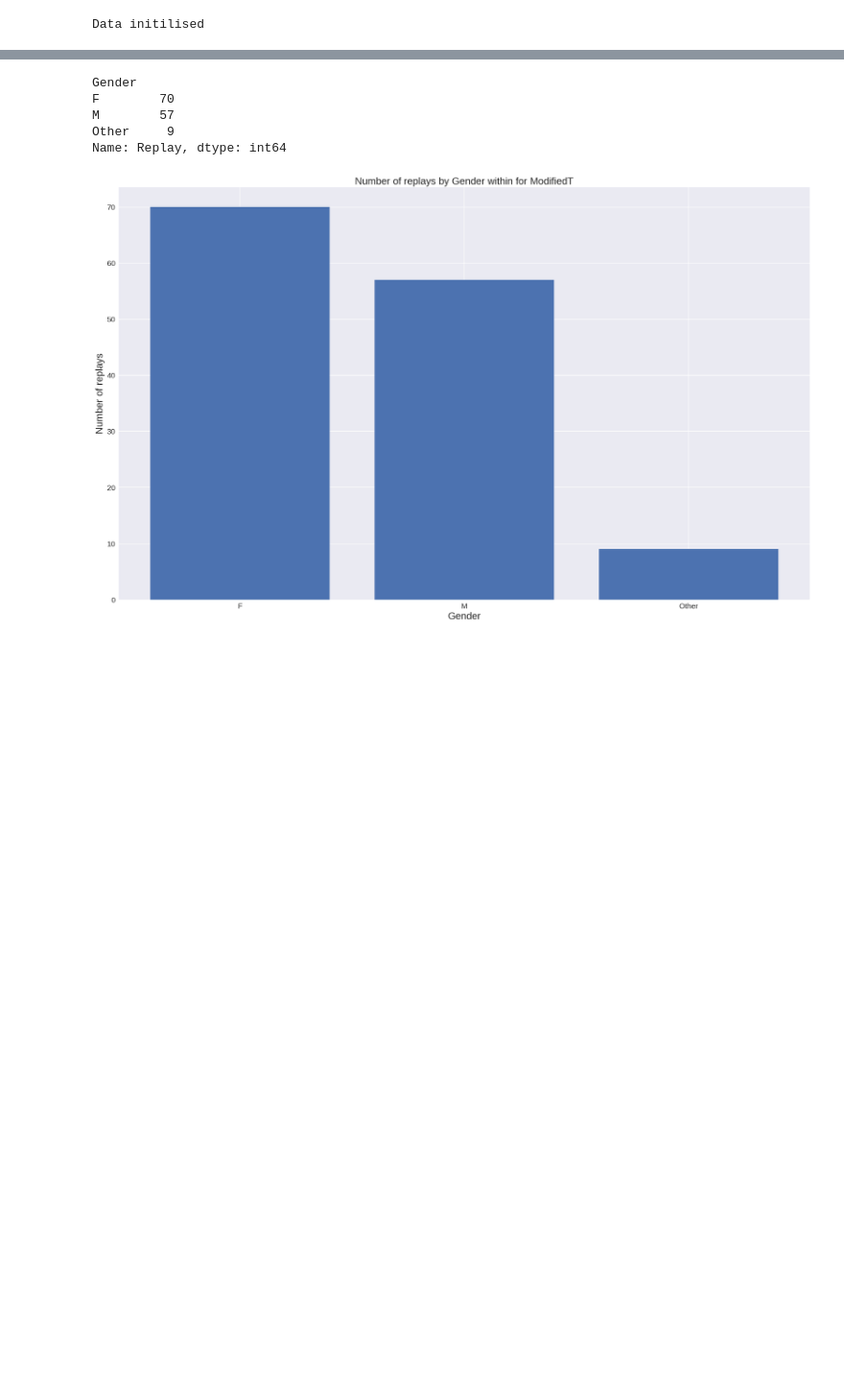
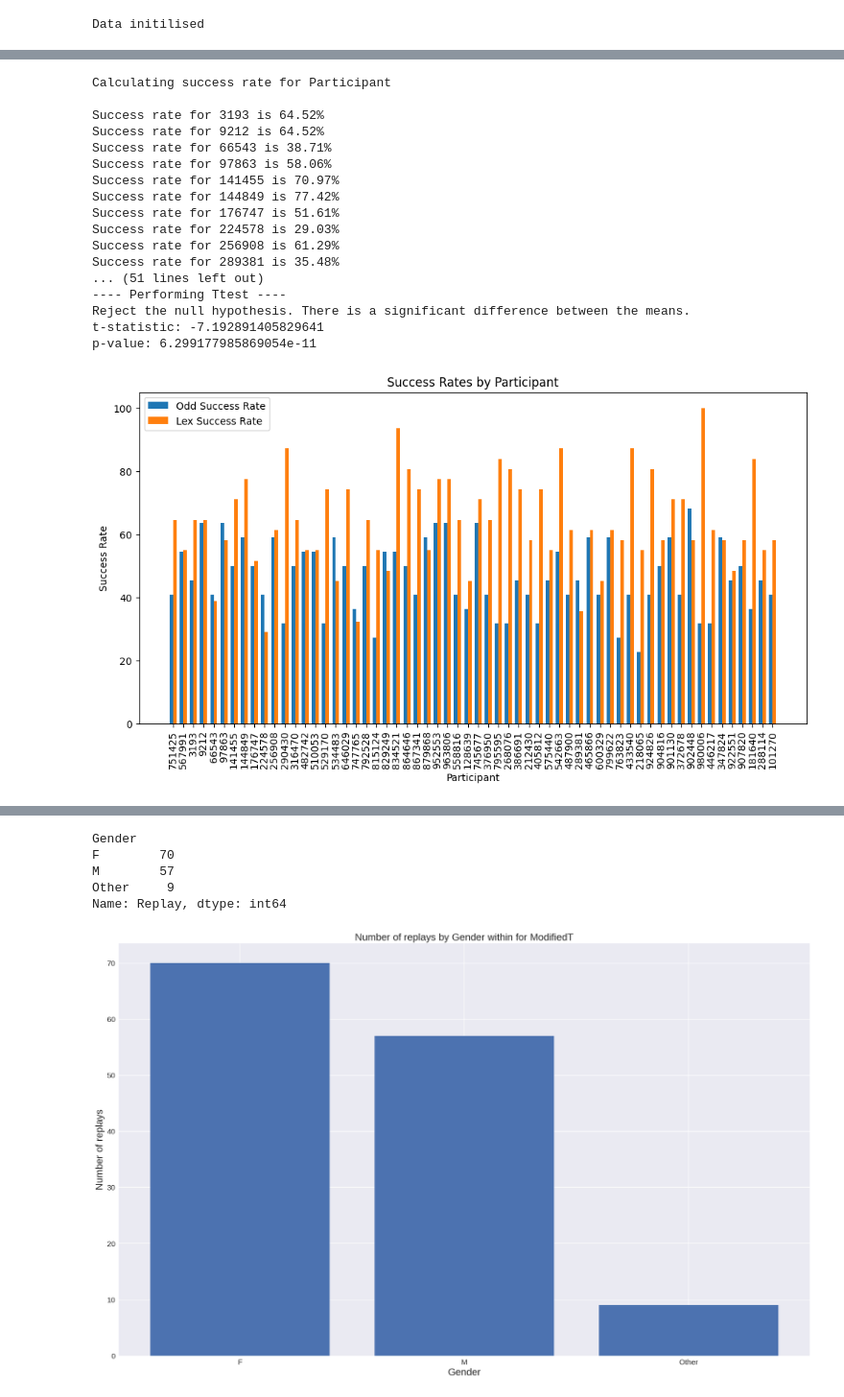
Before and after one commit to ServaneCravero/OddityLexialPython, a Jupyter notebook: Oddity.ipynb, the cells around one changed output, grey strips where cells are left out. Shown at 96% size. Saved outputs shown, nothing was run; the diff lists cells and outputs as text; code cells hidden in the pictures; blank space fills up the shorter version.

```diff
--- a/Oddity.ipynb
+++ b/Oddity.ipynb
@@ -198,0 +432,80 @@ Functions defined
+# %%
+# @title df_lex VS df_odd
+
+
+# -------------- Merged dataset
+
+df_lex = calculate_success_rate_by(df_lex, 'Participant')
+
+df_merged = pd.merge(df_odd[['Participant', 'SuccessRateParticipant']], df_lex[['Participant', 'SuccessRateParticipant']], on='Participant', how='inner')
+
+df_merged = df_merged.drop_duplicates(subset='Participant')
+
+do_ttest(df_merged['SuccessRateParticipant_x'], df_merged['SuccessRateParticipant_y'])
+
+
+# Plotting
+participants = df_merged['Participant']
+success_rates_odd = df_merged['SuccessRateParticipant_x']
+success_rates_lex = df_merged['SuccessRateParticipant_y']
+
+x = range(len(participants))  # the label locations
+width = 0.35  # the width of the bars
+
+fig, ax = plt.subplots(figsize=(12, 6))
+
+# Plot bars
+bars1 = ax.bar(x, success_rates_odd, width, label='Odd Success Rate')
+bars2 = ax.bar([p + width for p in x], success_rates_lex, width, label='Lex Success Rate')
+
+# Add labels, title, and custom x-axis tick labels, etc.
+ax.set_xlabel('Participant')
+ax.set_ylabel('Success Rate')
+ax.set_title('Success Rates by Participant')
+ax.set_xticks([p + width/2 for p in x])
+ax.set_xticklabels(participants, rotation=90)
+ax.legend()
+
+# Show the plot
+plt.show()
+
+# Calculate overall average success rates
+avg_success_rate_lex = df_lex['SuccessRateParticipant'].mean()
+avg_success_rate_odd = df_odd['SuccessRateParticipant'].mean()
+
+# Prepare data for plotting
+labels = ['Odd', 'Lex']
+success_rates = [avg_success_rate_odd, avg_success_rate_lex]
+
+# Plotting
+fig, ax = plt.subplots(figsize=(8, 6))
+
+# Plot bars
+bars = ax.bar(labels, success_rates, color=['blue', 'green'])
+
+# Add labels, title, and custom y-axis tick labels, etc.
+ax.set_xlabel('Dataset')
+ax.set_ylabel('Average Success Rate (%)')
+ax.set_title('Average Success Rates for Odd and Lex Datasets')
+
+# Show the plot
+plt.show()
+# %% [output]
+Calculating success rate for Participant
+
+Success rate for 3193 is 64.52%
+Success rate for 9212 is 64.52%
+Success rate for 66543 is 38.71%
+Success rate for 97863 is 58.06%
+Success rate for 141455 is 70.97%
+Success rate for 144849 is 77.42%
+Success rate for 176747 is 51.61%
+Success rate for 224578 is 29.03%
+Success rate for 256908 is 61.29%
+Success rate for 289381 is 35.48%
+... (51 lines left out)
+---- Performing Ttest ----
+Reject the null hypothesis. There is a significant difference between the means.
+t-statistic: -7.192891405829641
+p-value: 6.299177985869054e-11
+[figure, added]
```
Also changed, not shown: parts of 19 cells of this notebook, 1 other file.
